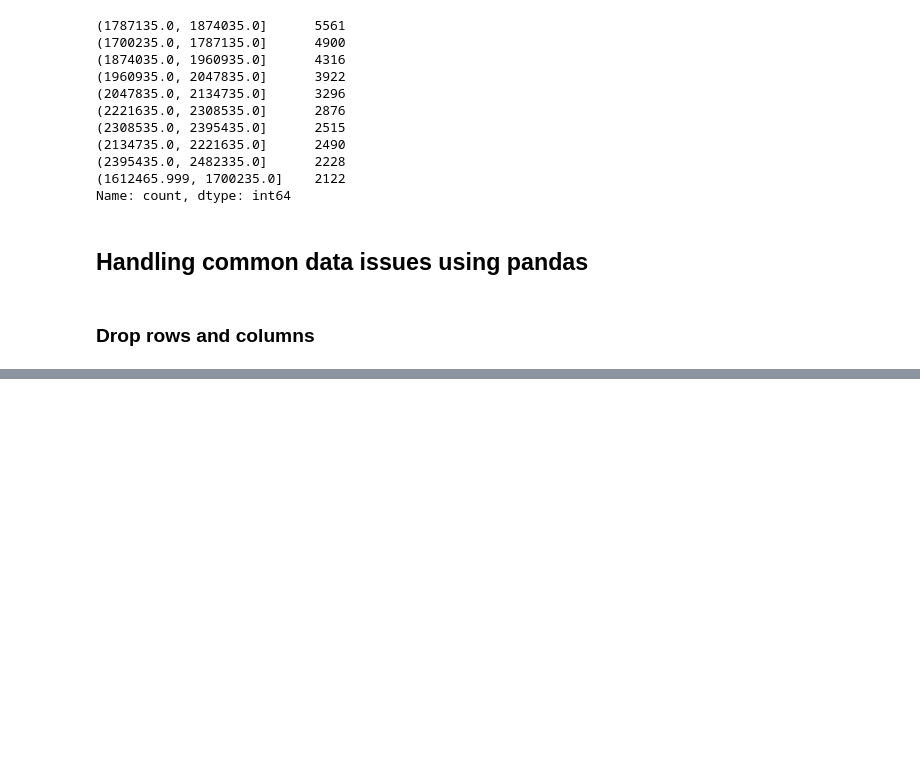
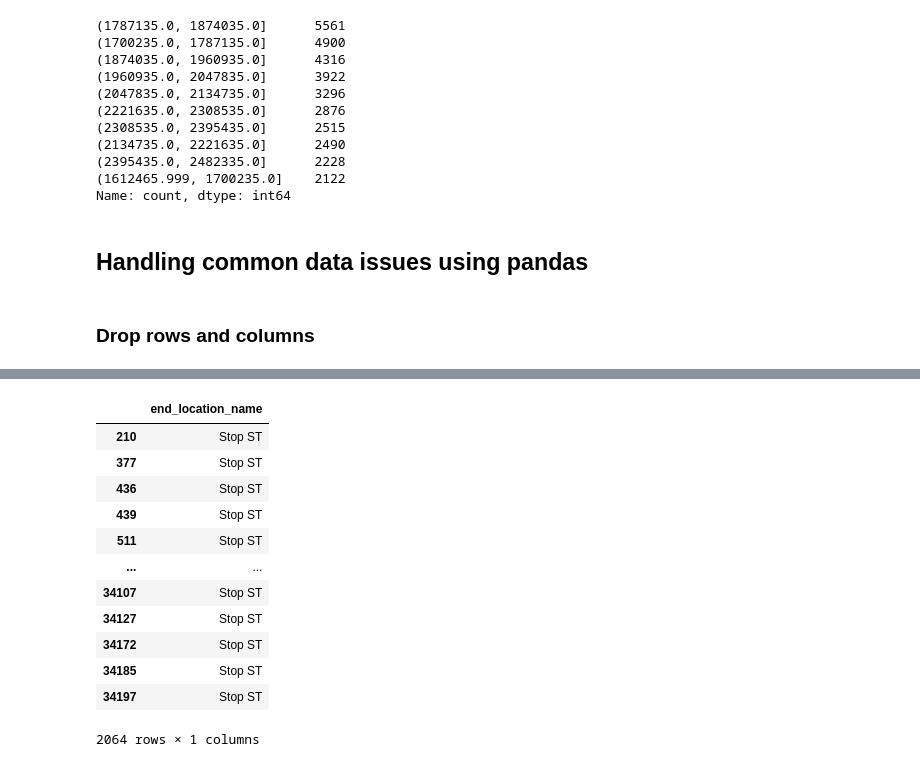
Before and after one commit to Mahdi88BH/Data-Engineering, a Jupyter notebook: Data_Validation/Exploratory_Data_Analysis.ipynb, the cells around one changed output, grey strips where cells are left out. Drawn from its saved outputs; the diff is of its cells as text; code cells hidden in the pictures; blank space fills up the shorter version.

```diff
--- a/Data_Validation/Exploratory_Data_Analysis.ipynb
+++ b/Data_Validation/Exploratory_Data_Analysis.ipynb
@@ -315,0 +362,20 @@ Name: count, dtype: int64
+# %%
+startstop = df[df['end_location_name'].isnull()]
+value = {
+    'end_location_name': 'Stop ST'
+}
+startstop[['end_location_name']].fillna(value=value)
+# %% [output]
+|  | end_location_name |
+| 210 | Stop ST |
+| 377 | Stop ST |
+| 436 | Stop ST |
+| 439 | Stop ST |
+| 511 | Stop ST |
+| ... | ... |
+| 34107 | Stop ST |
+| 34127 | Stop ST |
+| 34172 | Stop ST |
+| 34185 | Stop ST |
+| 34197 | Stop ST |
+2064 rows × 1 columns
```
Also changed, not shown: parts of 10 cells of this notebook.
